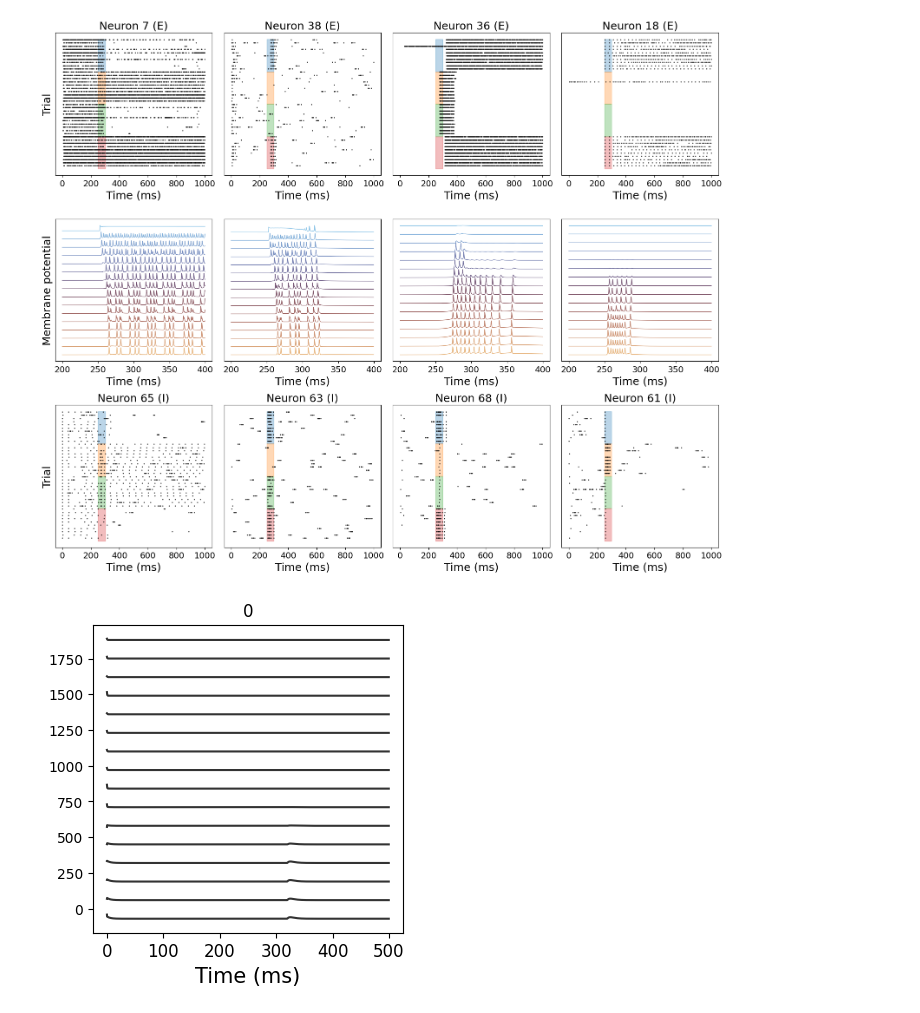
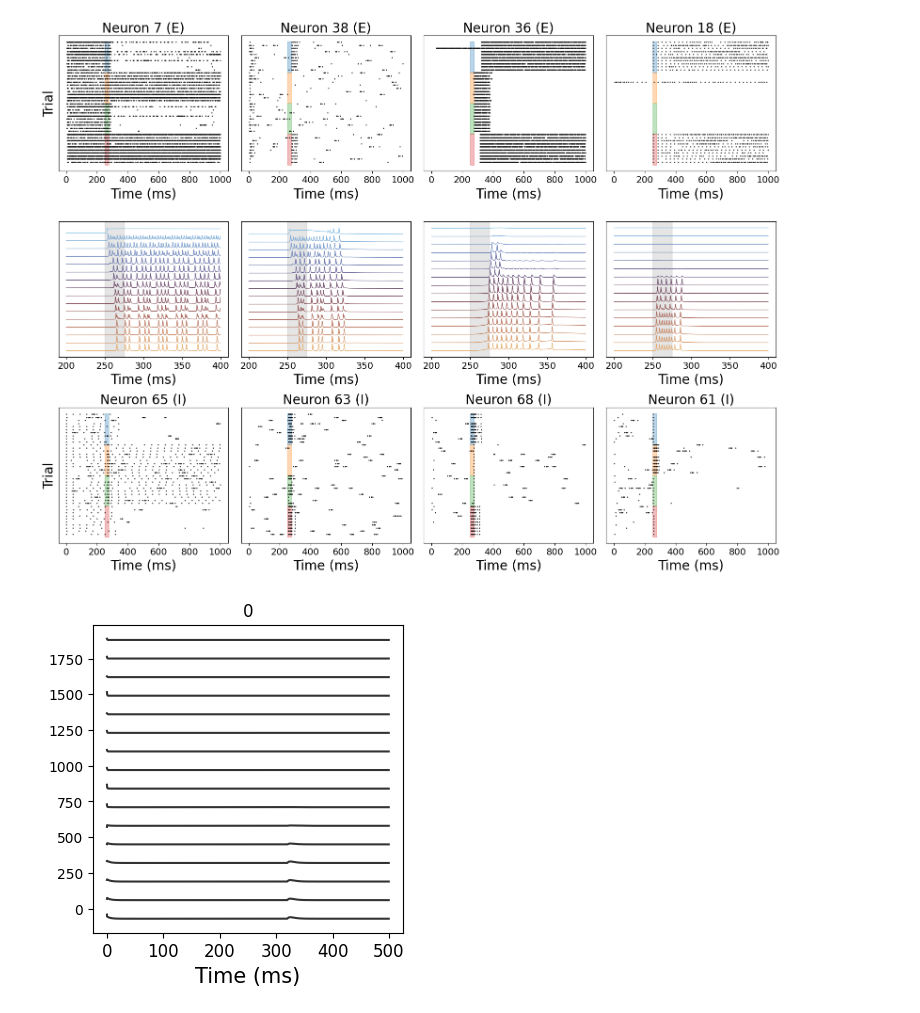
Before and after one commit to ntolley/dendractor, a Jupyter notebook: figures/plot_single_cell_response.ipynb, the cells around one changed output. Cells and saved outputs as stored; diff of their text form; code cells hidden in the pictures.

```diff
--- a/figures/plot_single_cell_response.ipynb
+++ b/figures/plot_single_cell_response.ipynb
@@ -7,8 +7,8 @@ import os
 import jax
 from jax import config
 jax.config.update("jax_enable_x64", True)
-# jax.config.update("jax_platform_name", "cpu")
-jax.config.update("jax_platform_name", "gpu")
+jax.config.update("jax_platform_name", "cpu")
+# jax.config.update("jax_platform_name", "gpu")
 
 import matplotlib.pyplot as plt
 import matplotlib as mpl
@@ -47,6 +47,7 @@ for file_idx in tqdm(range(len(file_list))):
         res_dict = pickle.load(f)
 
     # Calculate spikes
+    threshold = 0.0
     output_array = res_dict['output_array']
     gid_ranges = res_dict['gid_ranges']
     input_list = res_dict['input_list']
@@ -107,7 +108,7 @@ cell_groups = [E_cell_indices, I_cell_indices]
 cmap = mpl.colormaps['managua']
 
 ticksize = 14
-labelsize = 18
+labelsize = 20
 voltage_spacing = 130
 num_comps = 16
 
@@ -122,7 +123,7 @@ for cond_idx in range(num_cond):
         trial_indices.append((repeat_idx * num_cond) + cond_idx)
 
 
-plt.figure(figsize=(16, 13))
+plt.figure(figsize=(16, 12))
 for config_idx, name in enumerate(config_list):
     output_array = cell_ephys_dict[name]['output_array']
 
@@ -137,11 +138,16 @@ for config_idx, name in enumerate(config_list):
     for comp_idx, color in enumerate(cmap(np.linspace(0.1, 0.9, num_comps))):
         _   = plt.plot(time_vec[sample_start:sample_stop], plot_voltages[:, comp_idx], color=color, linewidth=1, alpha=0.8)
 
-    if config_idx == 0:
-        plt.ylabel('Membrane potential', fontsize=labelsize)
+    # if config_idx == 0:
+        # plt.ylabel('Membrane potential', fontsize=labelsize)
     plt.xlabel('Time (ms)', fontsize=labelsize)
     plt.xticks(fontsize=ticksize)
     _ = plt.yticks([])
+
+    voltage_ylim = plt.ylim()
+    plt.ylim(voltage_ylim[0], voltage_ylim[1])
+    plt.fill_between(x=[250, 275], y1=voltage_ylim[0], y2=voltage_ylim[1], zorder=-0.9, alpha=0.1, color='k')
+
 
     for group_idx, cell_indices in enumerate(cell_groups):
         cell_idx = cell_indices[config_idx]
@@ -162,36 +168,36 @@ for config_idx, name in enumerate(config_list):
         for row_idx, trial_idx in enumerate(trial_indices):
             st_trial = st_data[cell_idx][trial_idx] * dt
             y_pos = np.repeat(row_idx, len(st_trial))
             plt.scatter(st_trial, y_pos, color='k', s=0.5)
 
         cond_colors = [0,1,2,3]
         cond_labels = ['(-1,-1)', '(1,1)', '(-1,1)', '(1,-1)']
         for cond_idx in range(num_cond):
             y_offset = 0
             label = None
             if cond_idx > 3:
                 y_offset = 10
                 label = cond_labels[cond_idx]
 
             y1 = num_repeats * cond_idx - 0.1 + y_offset
             y2 = y1 + num_repeats
-            plt.fill_between(x=[250, 300], y1=y1, y2=y2, zorder=-0.9, alpha=0.3, color=f'C{cond_colors[cond_idx]}', label=label)
+            plt.fill_between(x=[250, 275], y1=y1, y2=y2, zorder=-0.9, alpha=0.3, color=f'C{cond_colors[cond_idx]}', label=label)
         plt.xlim(-50, 1050)
 
         _ = plt.yticks([])
         _ = plt.xticks(fontsize=ticksize)
         plt.xlabel('Time (ms)', fontsize=labelsize)
 
         plt.title(f'Neuron {cell_idx} ({st_data_labels[cell_idx]})', fontsize=labelsize)
         # plt.legend()
         plt.gca().invert_yaxis()
 
 plt.tight_layout()
 
 figure_path = '/users/ntolley/data/ntolley/dendractor/memory_permutations/figures'
-plt.savefig(f'{figure_path}/cell_ephys.svg')
+plt.savefig(f'{figure_path}/cell_ephys.png')
 # %% [output]
-[figure, old version]
+[figure, new version]
 # %%
 ticksize = 12
 labelsize = 15
```
Also changed, not shown: 7 other files.
